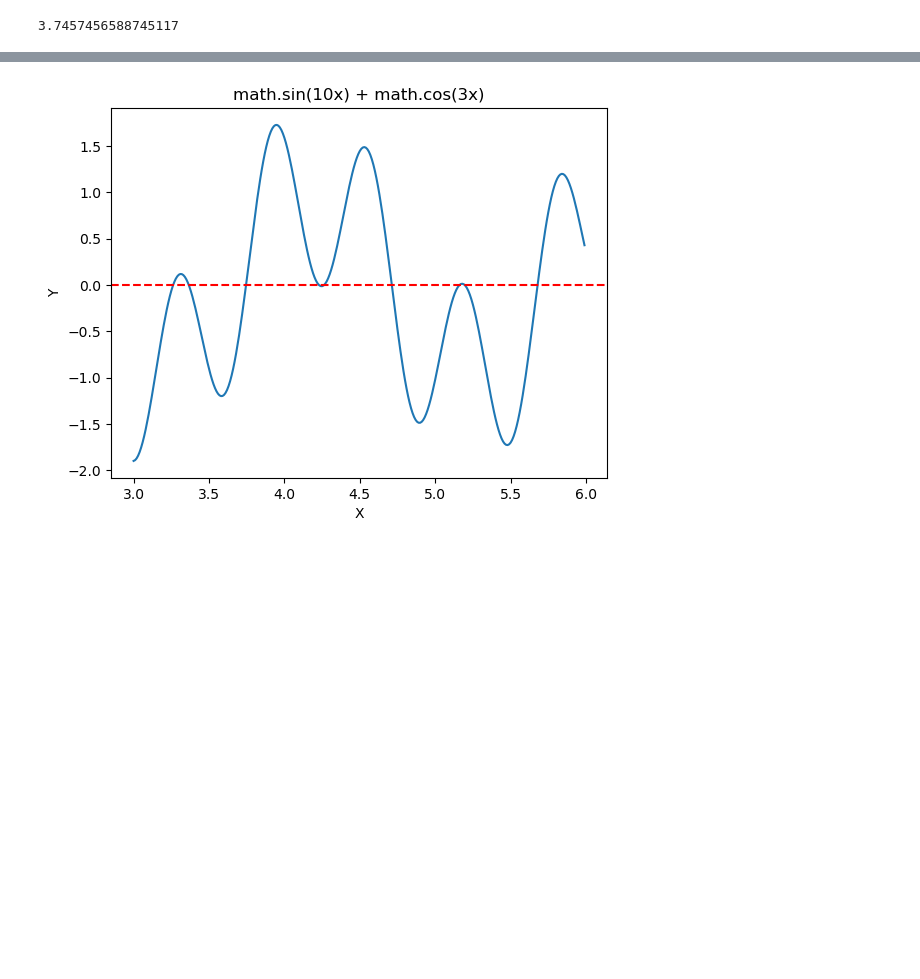
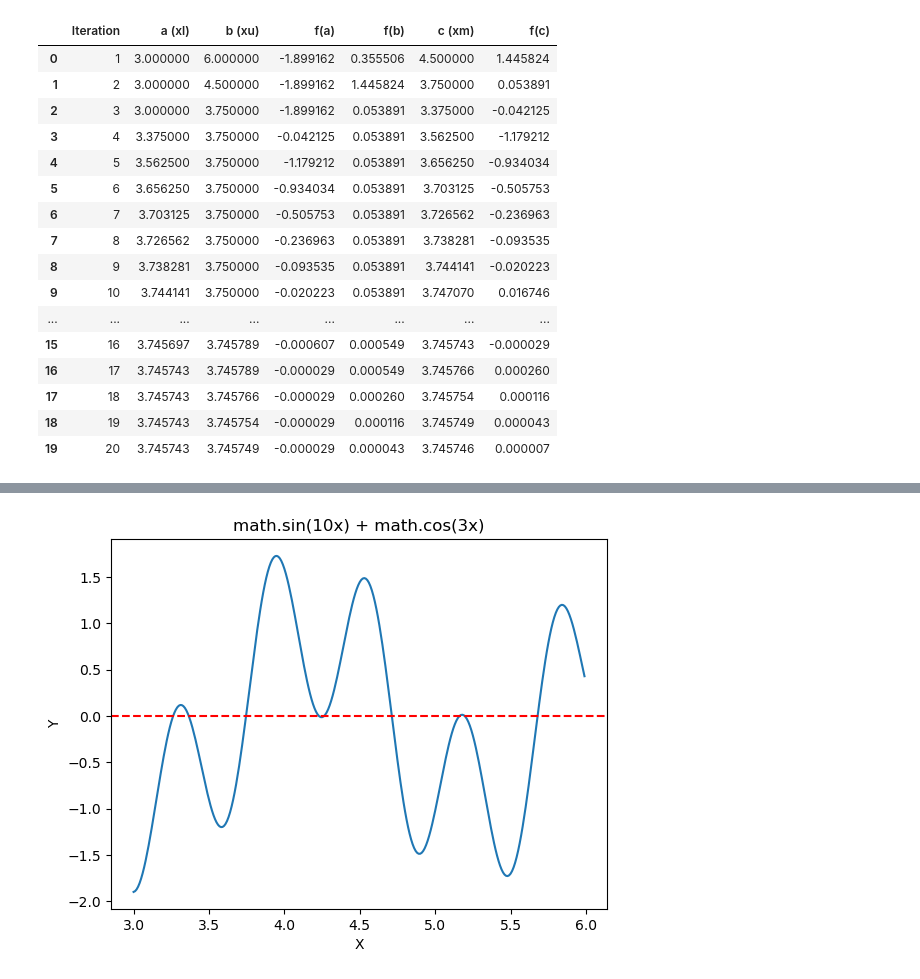
Before and after one commit to yogarn/metnum, a Jupyter notebook: 4_persamaan_non_linear.ipynb, the cells around one changed output, grey strips where cells are left out. Drawn from its saved outputs; the diff is of its cells as text; code cells hidden in the pictures; blank space fills up the shorter version.

```diff
--- a/4_persamaan_non_linear.ipynb
+++ b/4_persamaan_non_linear.ipynb
@@ -24,7 +35,24 @@ def bisect1(func, xl, xu, maxit=20):
 # %%
 import math
 
-bisect1(lambda x: math.sin(10*x) + math.cos(3*x), 3, 6)
+xm, df = bisect1(lambda x: math.sin(10*x) + math.cos(3*x), 3, 6)
+df
 # %% [output]
-3.7457456588745117
+|  | Iteration | a (xl) | b (xu) | f(a) | f(b) | c (xm) | f(c) |
+| 0 | 1 | 3.000000 | 6.000000 | -1.899162 | 0.355506 | 4.500000 | 1.445824 |
+| 1 | 2 | 3.000000 | 4.500000 | -1.899162 | 1.445824 | 3.750000 | 0.053891 |
+| 2 | 3 | 3.000000 | 3.750000 | -1.899162 | 0.053891 | 3.375000 | -0.042125 |
+| 3 | 4 | 3.375000 | 3.750000 | -0.042125 | 0.053891 | 3.562500 | -1.179212 |
+| 4 | 5 | 3.562500 | 3.750000 | -1.179212 | 0.053891 | 3.656250 | -0.934034 |
+| 5 | 6 | 3.656250 | 3.750000 | -0.934034 | 0.053891 | 3.703125 | -0.505753 |
+| 6 | 7 | 3.703125 | 3.750000 | -0.505753 | 0.053891 | 3.726562 | -0.236963 |
+| 7 | 8 | 3.726562 | 3.750000 | -0.236963 | 0.053891 | 3.738281 | -0.093535 |
+| 8 | 9 | 3.738281 | 3.750000 | -0.093535 | 0.053891 | 3.744141 | -0.020223 |
+| 9 | 10 | 3.744141 | 3.750000 | -0.020223 | 0.053891 | 3.747070 | 0.016746 |
+| ... | ... | ... | ... | ... | ... | ... | ... |
+| 15 | 16 | 3.745697 | 3.745789 | -0.000607 | 0.000549 | 3.745743 | -0.000029 |
+| 16 | 17 | 3.745743 | 3.745789 | -0.000029 | 0.000549 | 3.745766 | 0.000260 |
+| 17 | 18 | 3.745743 | 3.745766 | -0.000029 | 0.000260 | 3.745754 | 0.000116 |
+| 18 | 19 | 3.745743 | 3.745754 | -0.000029 | 0.000116 | 3.745749 | 0.000043 |
+| 19 | 20 | 3.745743 | 3.745749 | -0.000029 | 0.000043 | 3.745746 | 0.000007 |
 # %%
```
Also changed, not shown: parts of 8 cells of this notebook.
